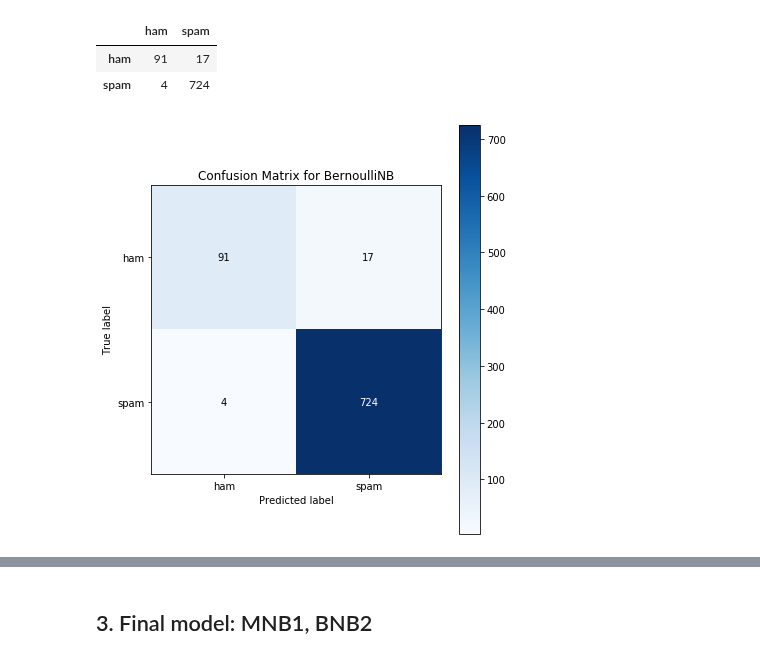
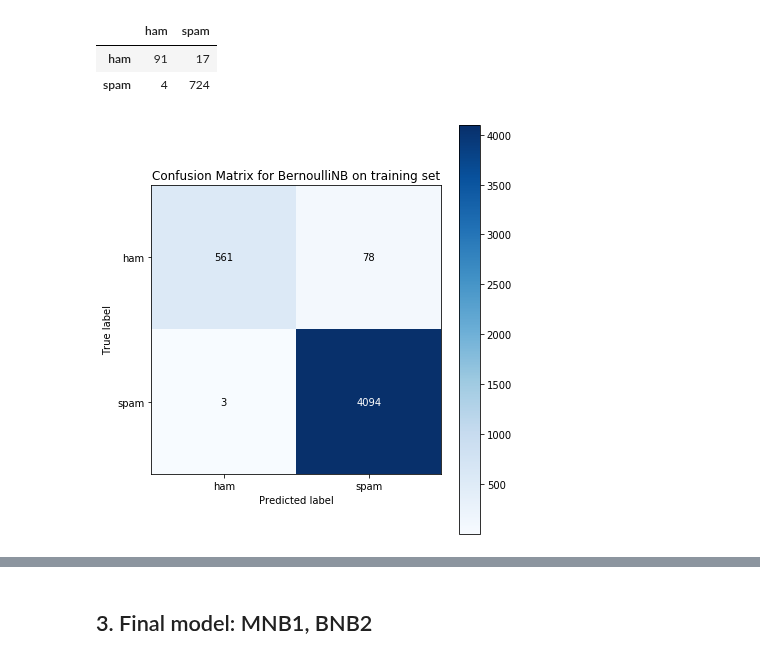
Before and after one commit to ECS171-Project/Final-project, a Jupyter notebook: NaiiveBayes.ipynb, the cells around one changed output, grey strips where cells are left out. Drawn from its saved outputs; the diff is of its cells as text; code cells hidden in the pictures.

Commit message:
Plots udate

```diff
--- a/NaiiveBayes.ipynb
+++ b/NaiiveBayes.ipynb
@@ -75,8 +75,10 @@ class myBayes:
     classes = ['ham', 'spam']
     if target == 'test':
       cm = confusion_matrix(self.__y_te, self.te_pred)
-    else:
+    elif target == 'training':
       cm = confusion_matrix(self.__y_tr, self.tr_pred)
+    elif traget == 'whole':
+      cm = confusion_matrix(self.__y, self.pred)
     frame = pd.DataFrame(cm, columns = classes, index = classes)
     return frame
 
@@ -101,8 +103,10 @@ class myBayes:
     classes = ['ham', 'spam']
     if target == 'test':
       cm = confusion_matrix(self.__y_te, self.te_pred)
-    else:
+    elif target == 'training':
       cm = confusion_matrix(self.__y_tr, self.tr_pred)
+    elif target == 'whole':
+      cm = confusion_matrix(self.__y, self.pred)
 
     ## Draw the figure
     fig, ax = plt.subplots(figsize = (6,6))
@@ -113,7 +117,7 @@ class myBayes:
            yticks=np.arange(cm.shape[0]),
            # ... and label them with the respective list entries
            xticklabels=classes, yticklabels=classes,
-           title='Confusion Matrix for {}'.format(model_name),
+           title='Confusion Matrix for {} on {} set'.format(model_name, target),
            ylabel='True label',
            xlabel='Predicted label')
 
@@ -126,7 +130,7 @@ class myBayes:
                     ha="center", va="center",
                     color="white" if cm[i, j] > thresh else "black")
     fig.tight_layout()
-    plt.savefig('pics/{}_confusion_matrix.png'.format(model_name))
+    plt.savefig('pics/{}_confusion_matrix_{}.png'.format(model_name, target))
     plt.show()
 
     # Plot Roc curve:
@@ -261,6 +280,6 @@ bnb2.get_confusion_matrix()
 | ham | 91 | 17 |
 | spam | 4 | 724 |
 # %%
-bnb2.plot_confusion()
+bnb2.plot_confusion(target = 'training')
 # %% [output]
-[figure, old version]
+[figure, new version]
```
Also changed, not shown: parts of 8 cells of this notebook.
